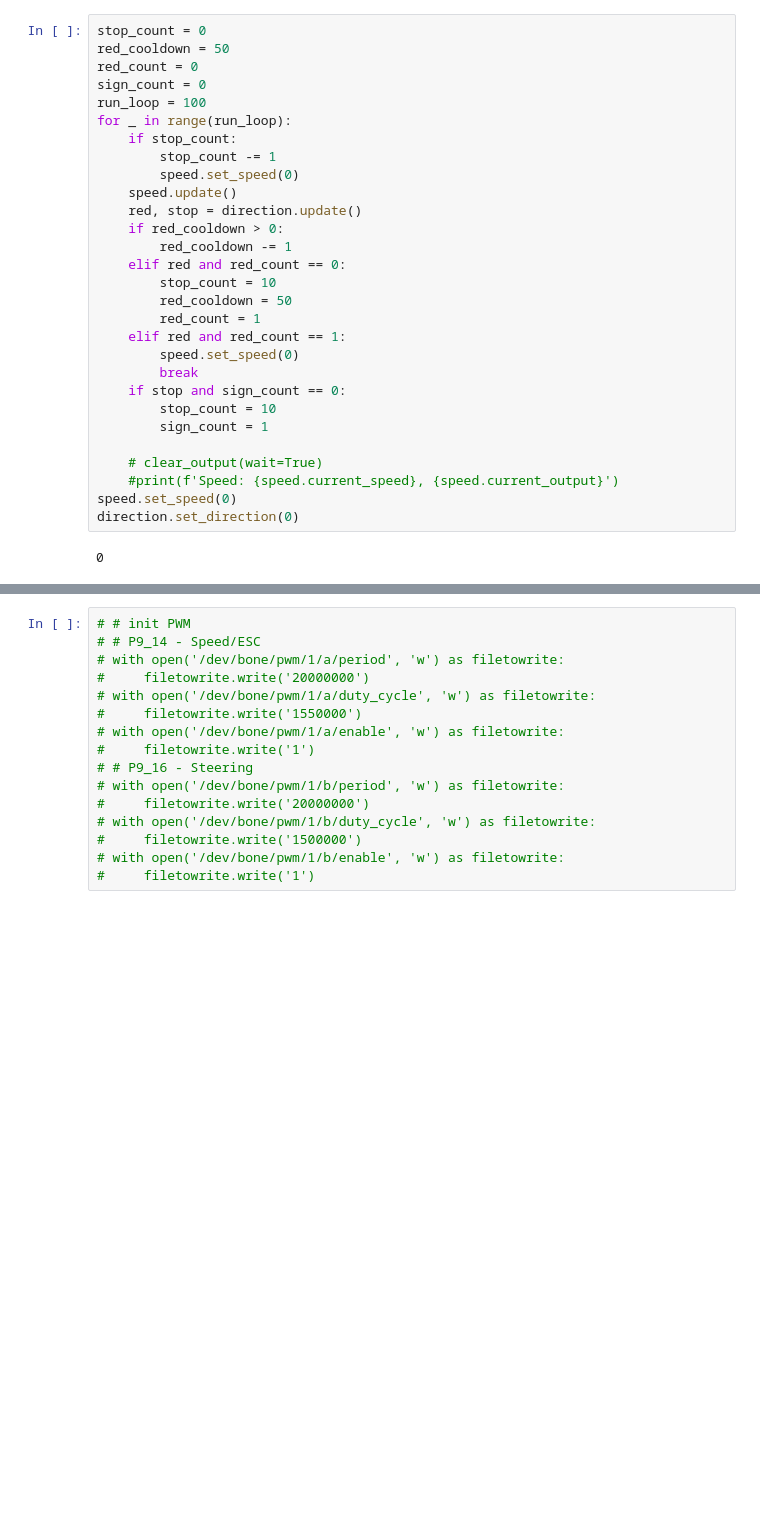
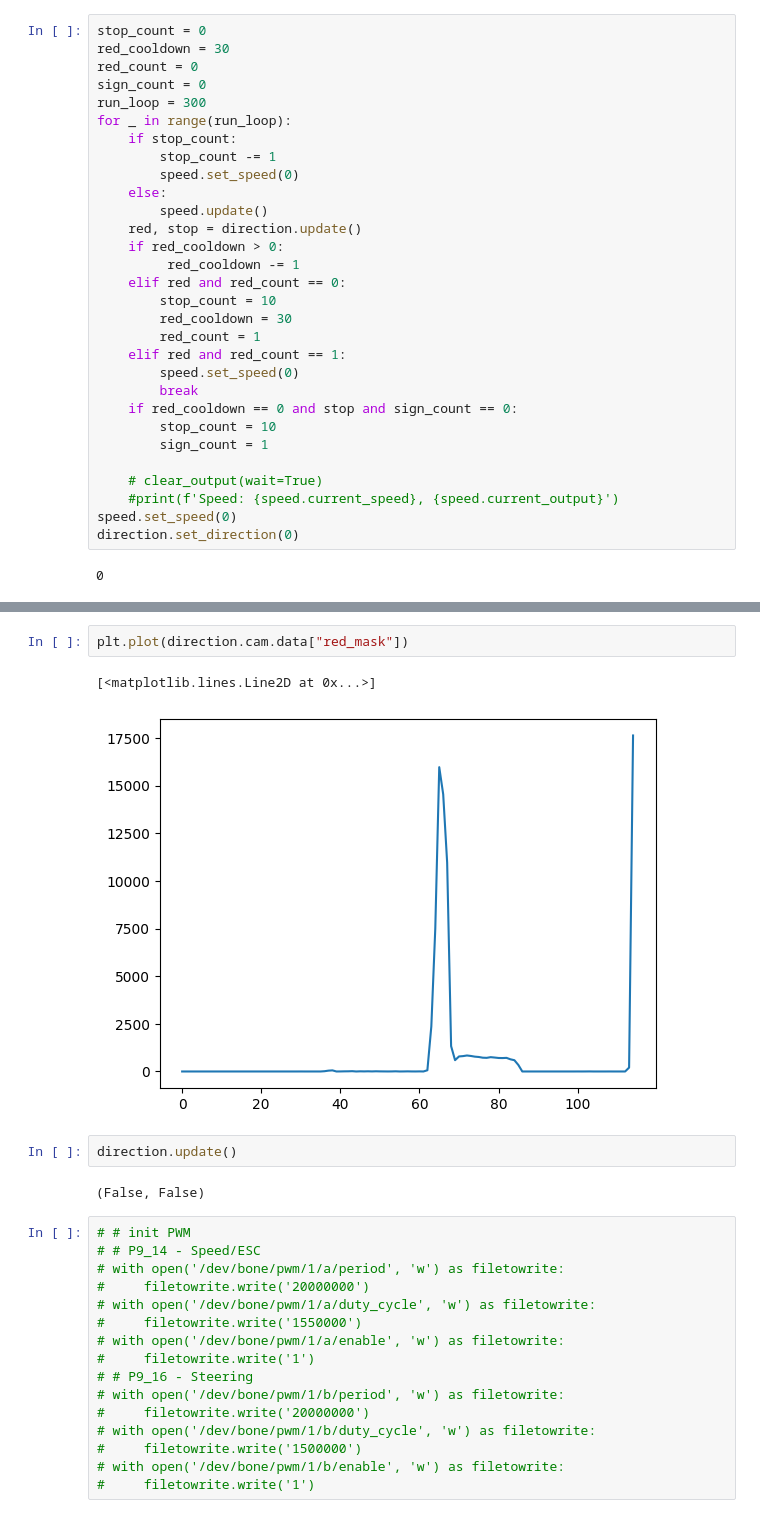
Before and after one commit to nicolechen63/elec533, a Jupyter notebook: PWM.ipynb, the cells around one changed output, grey strips where cells are left out. Cells and saved outputs as stored; diff of their text form; blank space fills up the shorter version.

```diff
--- a/PWM.ipynb
+++ b/PWM.ipynb
@@ -346,25 +359,26 @@ NameError: name 'direction' is not defined
 # %%
 stop_count = 0
-red_cooldown = 50
+red_cooldown = 30
 red_count = 0
 sign_count = 0
-run_loop = 100
+run_loop = 300
 for _ in range(run_loop):
     if stop_count:
         stop_count -= 1
         speed.set_speed(0)
-    speed.update()
+    else:
+        speed.update()
     red, stop = direction.update()
     if red_cooldown > 0:
-        red_cooldown -= 1
+         red_cooldown -= 1
     elif red and red_count == 0:
         stop_count = 10
-        red_cooldown = 50
+        red_cooldown = 30
         red_count = 1
     elif red and red_count == 1:
         speed.set_speed(0)
         break
-    if stop and sign_count == 0:
+    if red_cooldown == 0 and stop and sign_count == 0:
         stop_count = 10
         sign_count = 1
 
@@ -377,3 +395,12 @@ direction.set_direction(0)
+# %%
+plt.plot(direction.cam.data["red_mask"])
+# %% [output]
+[<matplotlib.lines.Line2D at 0x...>]
+[figure, added]
+# %%
+direction.update()
+# %% [output]
+(False, False)
 # %%
 # # init PWM
 # # P9_14 - Speed/ESC
```
Also changed, not shown: parts of 27 cells of this notebook, 8 other files.
